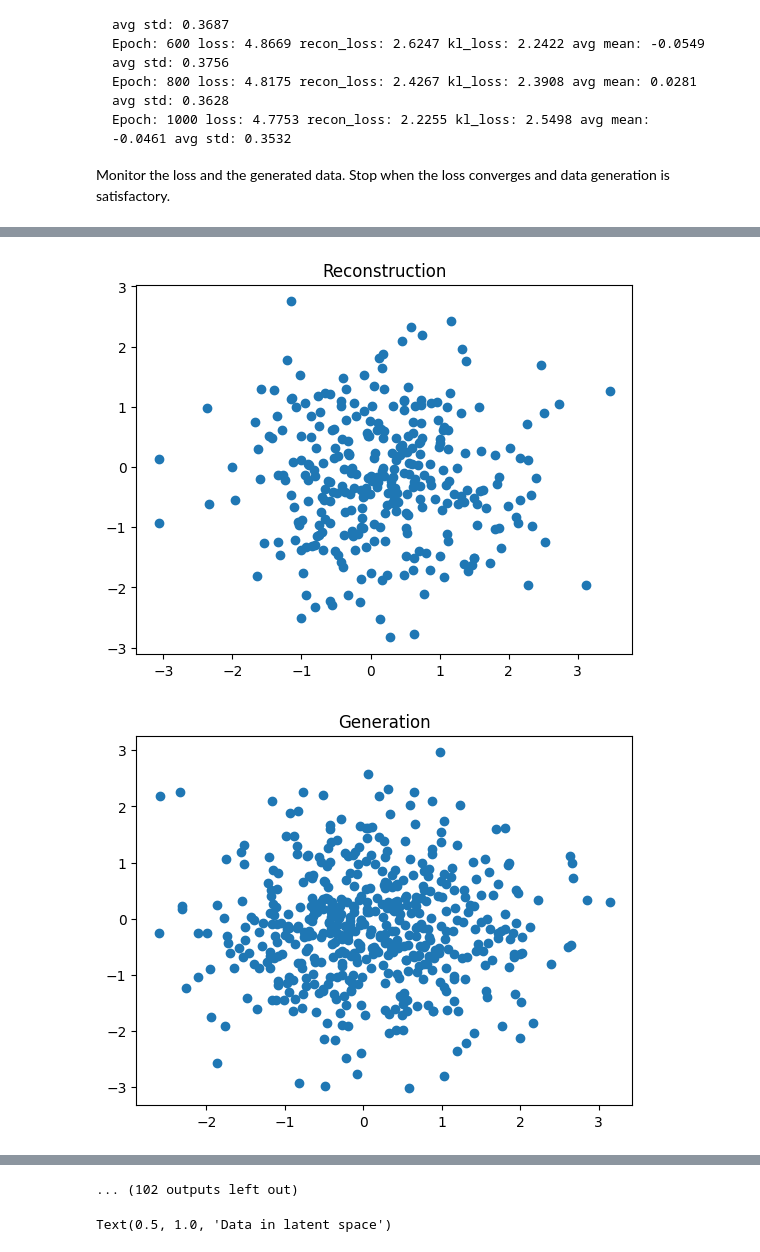
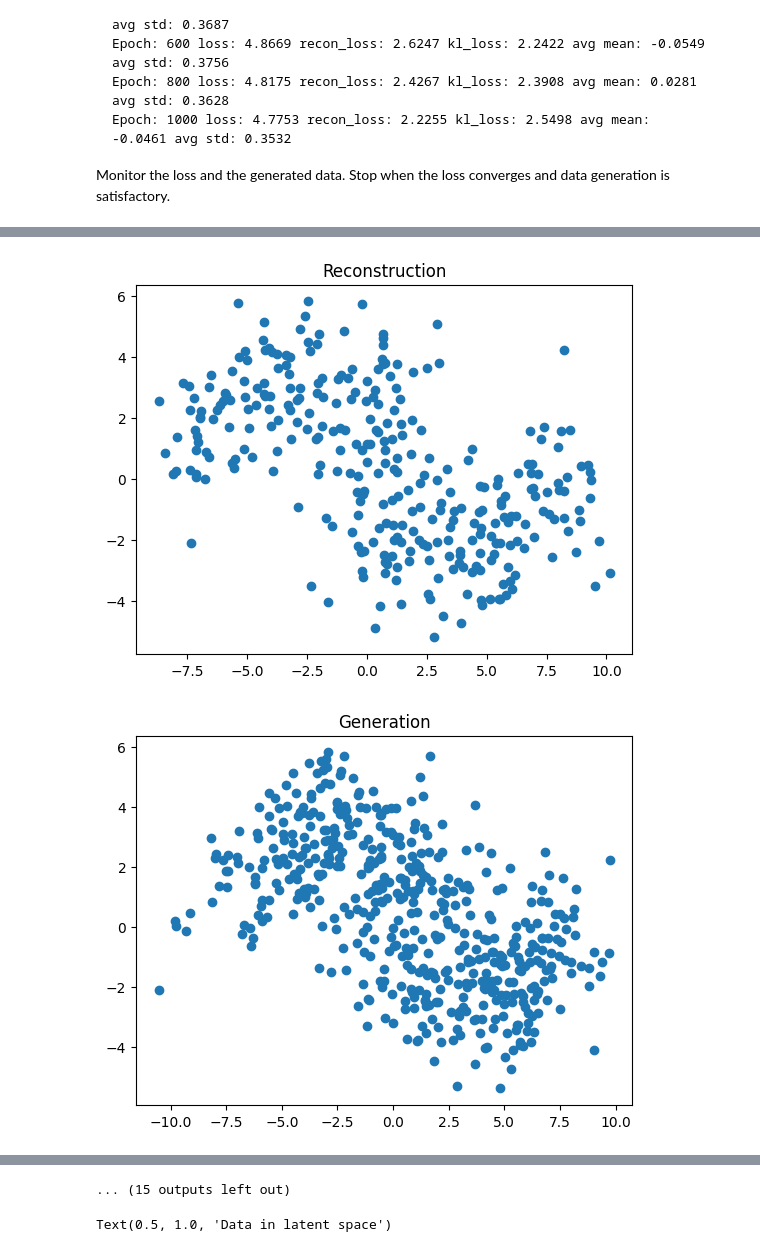
Before and after one commit to patryk-rybak/University, a Jupyter notebook: Neural Networks: Theory and Practice/Assignment5.ipynb, the cells around one changed output, grey strips where cells are left out. Cells and saved outputs as stored; diff of their text form; code cells hidden in the pictures.

```diff
--- a/Neural Networks: Theory and Practice/Assignment5.ipynb
+++ b/Neural Networks: Theory and Practice/Assignment5.ipynb
@@ -327,26 +363,28 @@ class VAE(nn.Module):
 # %%
-def gaussian_negative_log_likelihood(x, mu, log_var):
-    """Compute N(x; mu=mu, sigma^2=exp(log_var)^2)."""
-    # return TODO
+# def gaussian_negative_log_likelihood(x, mu, log_var):
+#     """Compute N(x; mu=mu, sigma^2=exp(log_var)^2)."""
+#     return gaussian_pdf(x, mu, sigma_square=torch.exp(log_var)**2)
+
+# def kullback_leibler_divergence_between_two_gaussians(mu1, log_var1, mu2, log_var2):
+#     """Compute KL divergence between two Gaussian distributions."""
+#     # return TODO
 
 
-def kullback_leibler_divergence_between_two_gaussians(mu1, log_var1, mu2, log_var2):
-    """Compute KL divergence between two Gaussian distributions."""
-    # return TODO
+# def reconstruction_loss(predicted_x_mu, predicted_x_log_var, real_x):
+#     """Return the negtive log-likelihood reconstruction loss:
+#         1/N \sum_i=1^N -\log N(x_i ; predicted_x_mu, I * exp(predicted_x_log_var)^2)
+#     """
+#     nll = gaussian_negative_log_likelihood(real_x, predicted_x_mu, predicted_x_log_var)
+#     # Compute the mean over all instances
+#     reconstruction_loss = torch.mean(nll)
+#     return reconstruction_loss
 
 
-def reconstruction_loss(predicted_x_mu, predicted_x_log_var, real_x):
-    """Return the negtive log-likelihood reconstruction loss:
-        1/N \sum_i=1^N -\log N(x_i ; predicted_x_mu, I * exp(predicted_x_log_var)^2)
-    """
-    # return TODO
+# def kl_loss(z_mu, z_log_var):
+#     """Compute Kullback–Leibler divergence between N(z_mu, exp(z_log_var)^2) and N(0,1).
 
-
-def kl_loss(z_mu, z_log_var):
-    """Compute Kullback–Leibler divergence between N(z_mu, exp(z_log_var)^2) and N(0,1).
-
-    """
-    # return TODO
+#     """
+#     return kl_divergance_gaussian(z_mu, torch.exp(z_log_var)**2, torch.zeros_like(z_mu), torch.eye(z_mu.shape[1]))
 # %%
 ## Training the VAE
 
@@ -380,8 +418,8 @@ for i in range(7500):
         x_mu, x_log_var, z_mu, z_log_var = vae(x)
 
         optimizer.zero_grad()
-        recon_loss = reconstruction_loss(x_mu, x_log_var, x)
-        kl = kl_loss(z_mu, z_log_var)
+        recon_loss = reconstruction_loss(x_mu, x_log_var, x).mean()
+        kl = kl_loss(z_mu, z_log_var).mean()
         loss = recon_loss + kl
         loss.backward()
         optimizer.step()
@@ -389,7 +427,7 @@ for i in range(7500):
         recon_loss_acc += recon_loss.item() * len(x)
         kl_acc += kl.item() * len(x)
 
-    if i % 200 == 0:
+    if i % 900 == 0:
         print(
             f"Epoch: {i} loss: {(recon_loss_acc + kl_acc) / len(moons) :.4f} recon_loss: {recon_loss_acc / len(moons) :.4f} kl_loss: {kl_acc / len(moons) :.4f} avg mean: {z_mu.detach().mean() :.4f} avg std: {torch.exp(z_log_var.detach() / 2).mean() :.4f}"
         )
@@ -420,2 +458,2 @@ Epoch: 0 loss: 15.3017 recon_loss: 15.0352 kl_loss: 0.2665 avg mean: -0.0953 avg
-[figure, old version]
+[figure, new version]
-[figure, old version]
+[figure, new version]
@@ -431,4 +469,4 @@ Epoch: 600 loss: 4.8669 recon_loss: 2.6247 kl_loss: 2.2422 avg mean: -0.0549 avg
-... (102 outputs left out)
+... (15 outputs left out)
 # %%
 def get_grid(data):
     """Generate a dataset of points that lie on grid and span the given data range."""
```
Also changed, not shown: parts of 45 cells of this notebook, 1 other file.
